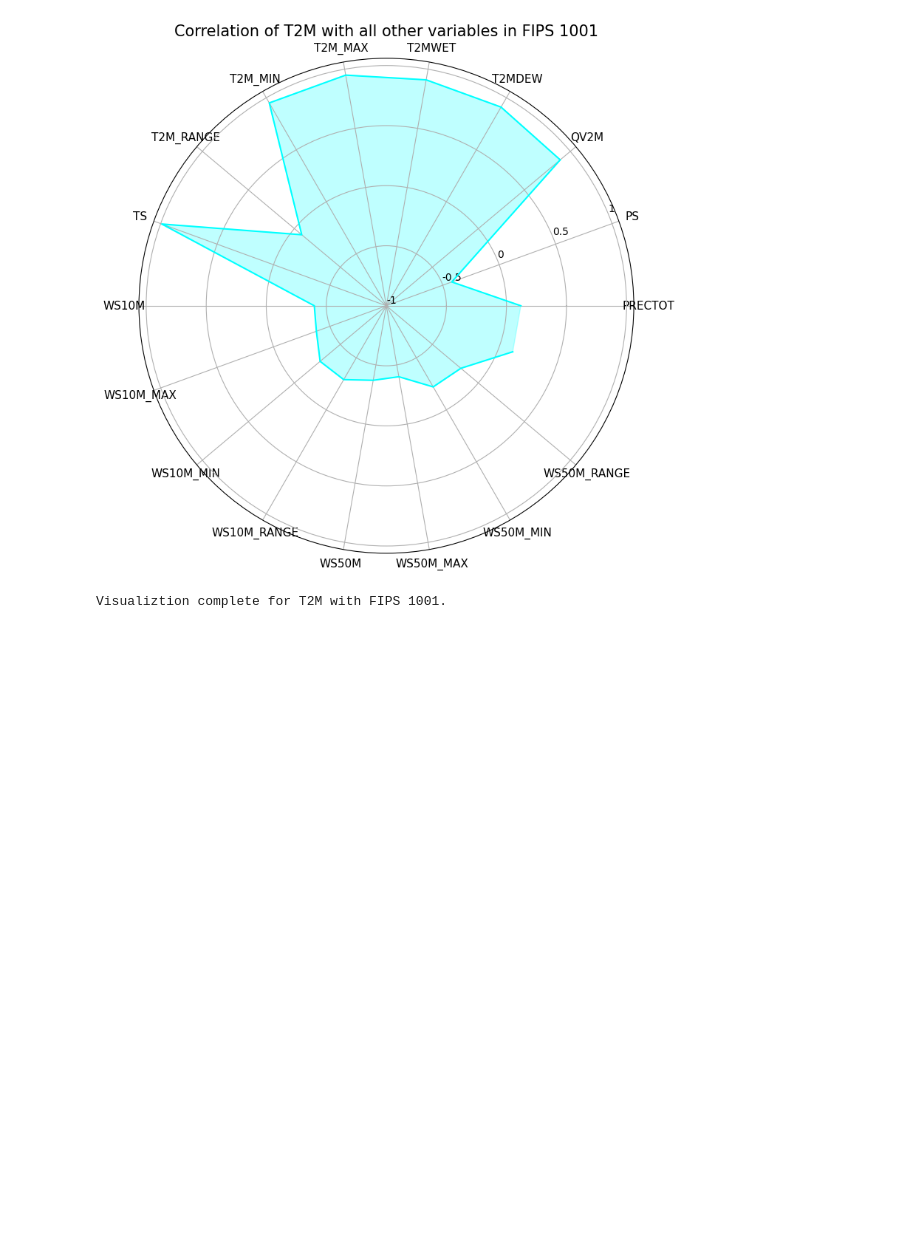
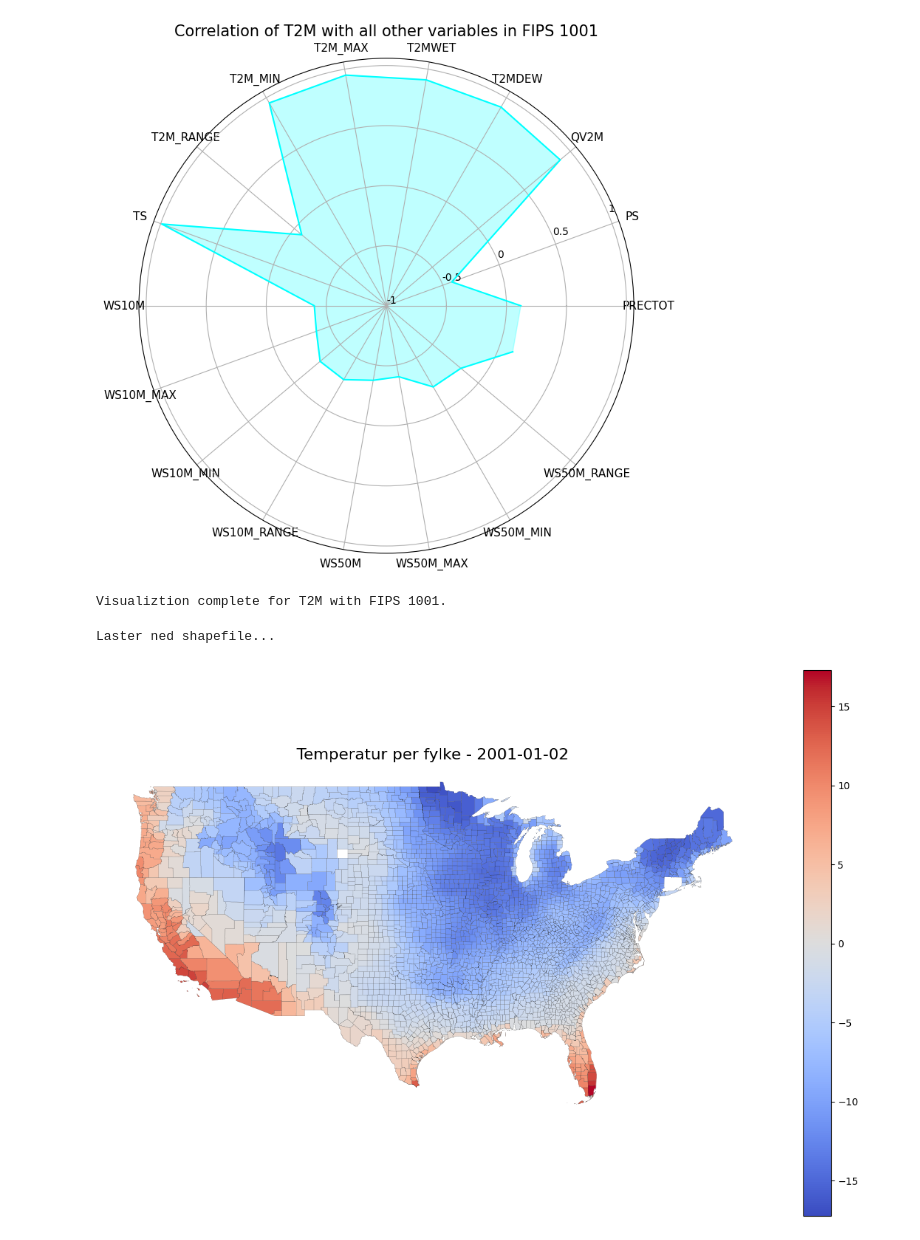
Before and after one commit to OliverMyhr/Ramsey, a Jupyter notebook: proj_environment/notebooks/drought.ipynb, the cells around one changed output. Drawn from its saved outputs; the diff is of its cells as text; code cells hidden in the pictures; blank space fills up the shorter version.

Commit message:
Lagt til to funksjoner droghtEKTE, og visualisering i drought.ipynb

```diff
--- a/proj_environment/notebooks/drought.ipynb
+++ b/proj_environment/notebooks/drought.ipynb
@@ -142,3 +131,15 @@ print(dsa.visualize_corr_var1_and_rest(all_corr, fips_codes, "T2M"))
 Available FIPS codes: [1001, 1003, 1005]
 [figure]
 Visualiztion complete for T2M with FIPS 1001.
+# %%
+load_dotenv("../src/.env")
+
+src_path = os.path.abspath("../src")
+sys.path.append(src_path)
+
+import drought_visual as dv
+
+dv.plot_temperature_map("2001-01-02")
+# %% [output]
+Laster ned shapefile...
+[figure, added]
```
Also changed, not shown: parts of 12 cells of this notebook, 1 other file.
